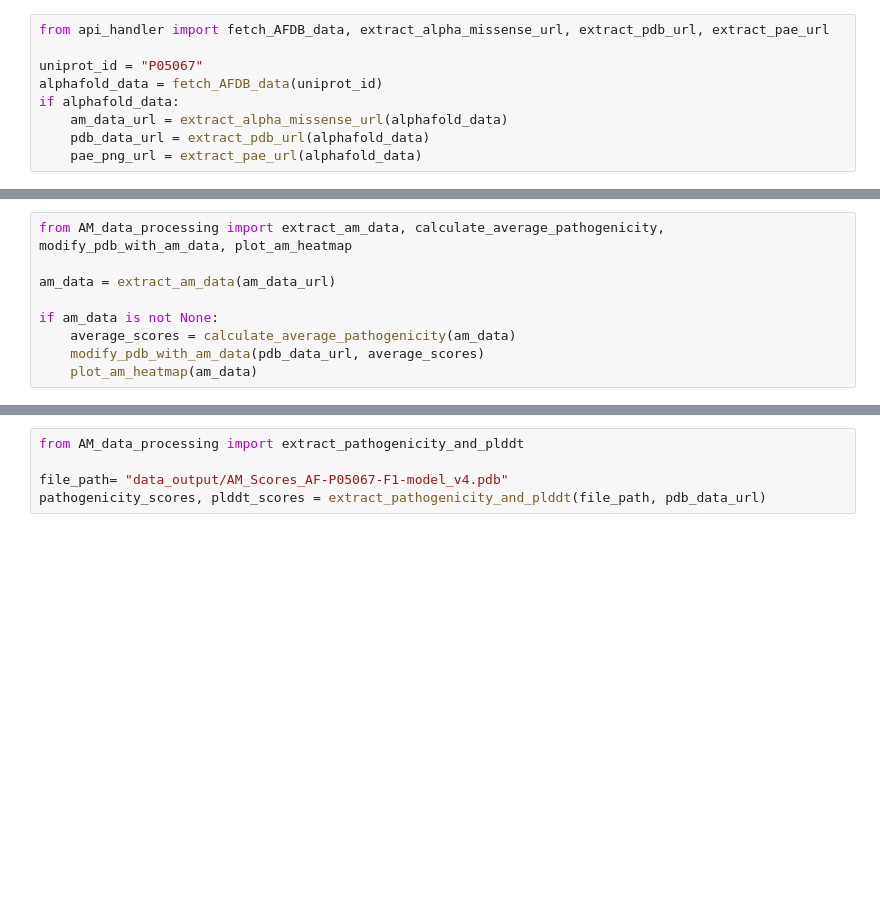
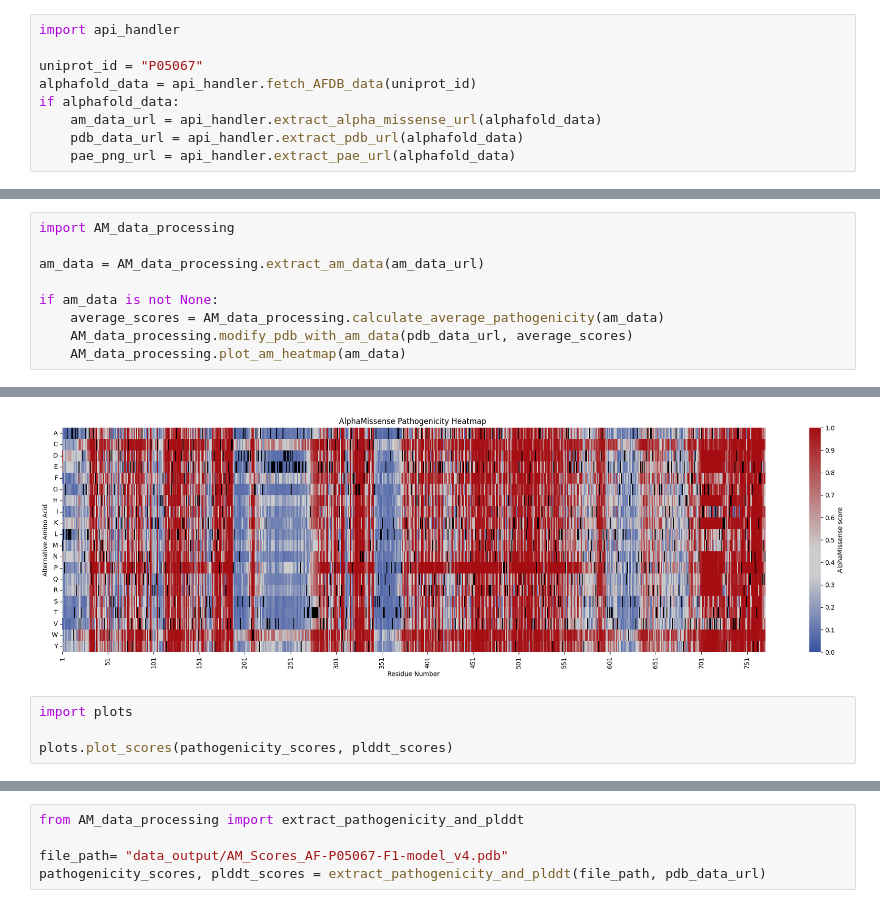
Before and after one commit to paulynamagana/AFDB_scripts, a Jupyter notebook: AlphaMissense_notebook.ipynb, the cells around one changed output, grey strips where cells are left out. Cells and saved outputs as stored; diff of their text form; blank space fills up the shorter version.

```diff
--- a/AlphaMissense_notebook.ipynb
+++ b/AlphaMissense_notebook.ipynb
@@ -35,10 +35,10 @@ KeyboardInterrupt:
 # %%
-from api_handler import fetch_AFDB_data, extract_alpha_missense_url, extract_pdb_url, extract_pae_url
+import api_handler
 
 uniprot_id = "P05067"
-alphafold_data = fetch_AFDB_data(uniprot_id)
+alphafold_data = api_handler.fetch_AFDB_data(uniprot_id)
 if alphafold_data:
-    am_data_url = extract_alpha_missense_url(alphafold_data)
-    pdb_data_url = extract_pdb_url(alphafold_data)
-    pae_png_url = extract_pae_url(alphafold_data)
+    am_data_url = api_handler.extract_alpha_missense_url(alphafold_data)
+    pdb_data_url = api_handler.extract_pdb_url(alphafold_data)
+    pae_png_url = api_handler.extract_pae_url(alphafold_data)
 # %% [output]
@@ -50,10 +46,10 @@ if alphafold_data:
 # %%
-from AM_data_processing import extract_am_data, calculate_average_pathogenicity, modify_pdb_with_am_data, plot_am_heatmap
+import AM_data_processing
 
-am_data = extract_am_data(am_data_url)
+am_data = AM_data_processing.extract_am_data(am_data_url)
 
 if am_data is not None:
-    average_scores = calculate_average_pathogenicity(am_data)
-    modify_pdb_with_am_data(pdb_data_url, average_scores)
-    plot_am_heatmap(am_data)
+    average_scores = AM_data_processing.calculate_average_pathogenicity(am_data)
+    AM_data_processing.modify_pdb_with_am_data(pdb_data_url, average_scores)
+    AM_data_processing.plot_am_heatmap(am_data)
 # %% [output]
@@ -61,3 +59,8 @@ ValueError: numpy.dtype size changed, may indicate binary incompatibility. Expec
+[figure, added]
+# %%
+import plots
+
+plots.plot_scores(pathogenicity_scores, plddt_scores)
 # %%
 #@markdown visualise structure
 import requests
```
Also changed, not shown: parts of 5 cells of this notebook, 3 other files.
